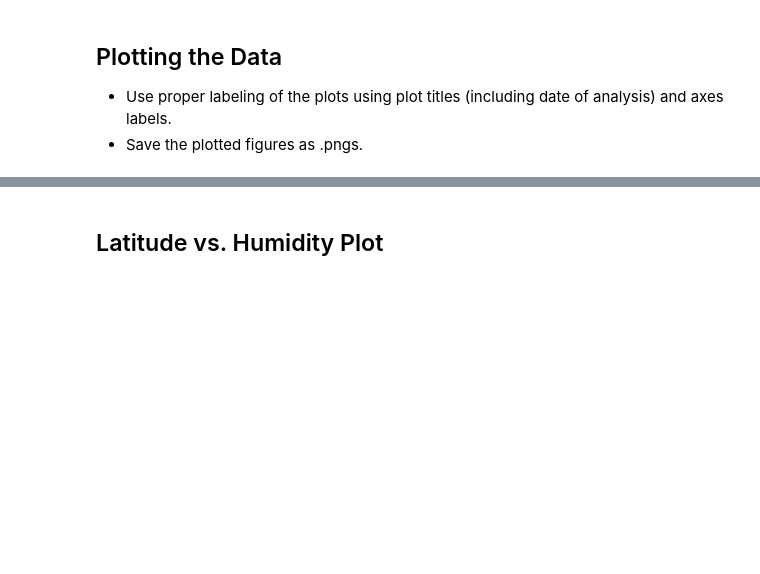
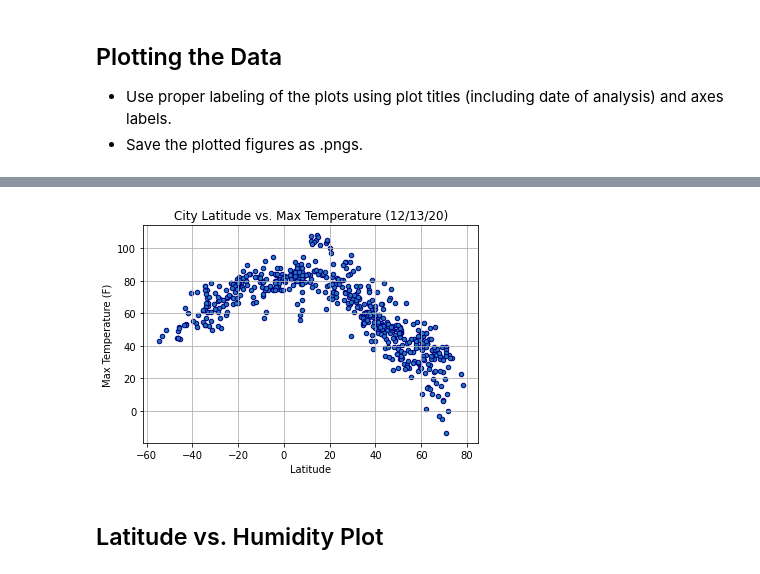
Before and after one commit to nsheets91/api_homework, a Jupyter notebook: starter_code/WeatherPy.ipynb, the cells around one changed output, grey strips where cells are left out. Saved outputs shown, nothing was run; the diff lists cells and outputs as text; code cells hidden in the pictures; blank space fills up the shorter version.

```diff
--- a/starter_code/WeatherPy.ipynb
+++ b/starter_code/WeatherPy.ipynb
@@ -194,2 +189,11 @@ Skip this step if there are no cities that have humidity > 100%.
+# %%
+## Latitude vs. Temperature Plot
+latitude_temperature = city_data_df.plot(kind="scatter", x="Lat", y="Max Temp", grid=True, alpha=1.0, edgecolors='navy')
+latitude_temperature.set_ylabel("Max Temperature (F)")
+latitude_temperature.set_xlabel("Latitude")
+plt.title("City Latitude vs. Max Temperature (12/13/20)")
+plt.savefig("../output_data/LatitudeMaxTempScatter.png")
+# %% [output]
+[figure, added]
 # %% [markdown]
 ## Latitude vs. Humidity Plot
```
Also changed, not shown: parts of 10 cells of this notebook, 2 other files.
